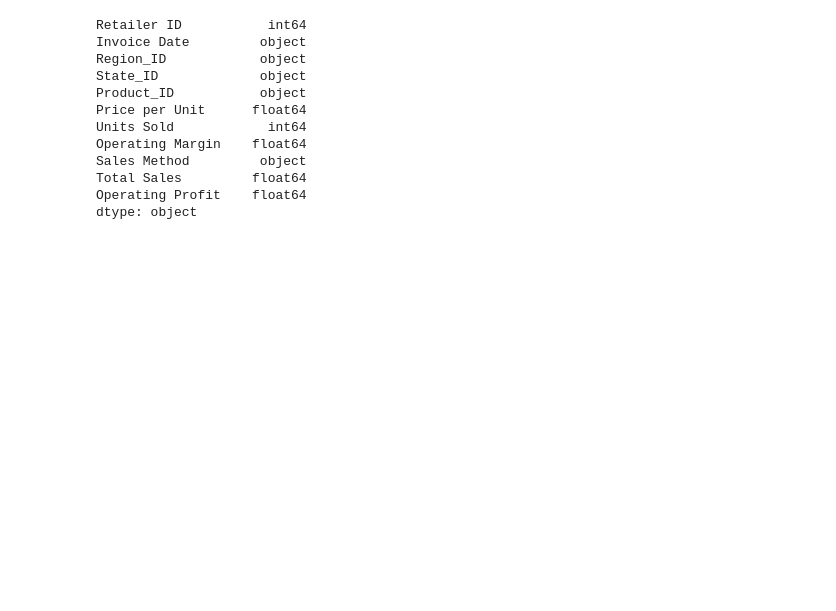
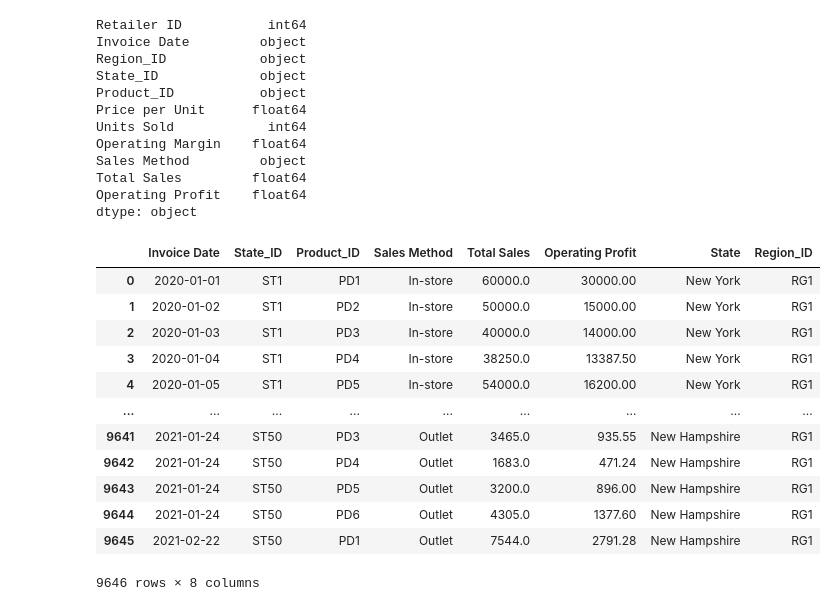
Before and after one commit to MitchellGleason/Final-Project, a Jupyter notebook: Machine Leanring Notebooks/multi_linear_reg_ML.ipynb, the cells around one changed output. Cells and saved outputs as stored; diff of their text form; code cells hidden in the pictures; blank space fills up the shorter version.

```diff
--- a/Machine Leanring Notebooks/multi_linear_reg_ML.ipynb
+++ b/Machine Leanring Notebooks/multi_linear_reg_ML.ipynb
@@ -46,3 +49,27 @@ dtype: object
 # %%
 #Change the data type of the date column
 adidas_sales_df['Invoice Date'] = pd.to_datetime(adidas_sales_df['Invoice Date'])
+
+#Drop Retailer ID, Region_ID, Price per Unit, Units Sold, Operating Margin columns
+adidas_sales_df = adidas_sales_df.drop(columns=['Retailer ID', 'Region_ID', 'Price per Unit', 'Units Sold', 'Operating Margin'])
+# %%
+#Import state names
+state_names = pd.read_csv('../States.csv')
+# %%
+#Merge the state names with the sales data
+adidas_sales_df = pd.merge(adidas_sales_df, state_names, on='State_ID', how='left')
+adidas_sales_df
+# %% [output]
+|  | Invoice Date | State_ID | Product_ID | Sales Method | Total Sales | Operating Profit | State | Region_ID |
+| 0 | 2020-01-01 | ST1 | PD1 | In-store | 60000.0 | 30000.00 | New York | RG1 |
+| 1 | 2020-01-02 | ST1 | PD2 | In-store | 50000.0 | 15000.00 | New York | RG1 |
+| 2 | 2020-01-03 | ST1 | PD3 | In-store | 40000.0 | 14000.00 | New York | RG1 |
+| 3 | 2020-01-04 | ST1 | PD4 | In-store | 38250.0 | 13387.50 | New York | RG1 |
+| 4 | 2020-01-05 | ST1 | PD5 | In-store | 54000.0 | 16200.00 | New York | RG1 |
+| ... | ... | ... | ... | ... | ... | ... | ... | ... |
+| 9641 | 2021-01-24 | ST50 | PD3 | Outlet | 3465.0 | 935.55 | New Hampshire | RG1 |
+| 9642 | 2021-01-24 | ST50 | PD4 | Outlet | 1683.0 | 471.24 | New Hampshire | RG1 |
+| 9643 | 2021-01-24 | ST50 | PD5 | Outlet | 3200.0 | 896.00 | New Hampshire | RG1 |
+| 9644 | 2021-01-24 | ST50 | PD6 | Outlet | 4305.0 | 1377.60 | New Hampshire | RG1 |
+| 9645 | 2021-02-22 | ST50 | PD1 | Outlet | 7544.0 | 2791.28 | New Hampshire | RG1 |
+9646 rows × 8 columns
```
Also changed, not shown: parts of 16 cells of this notebook.
